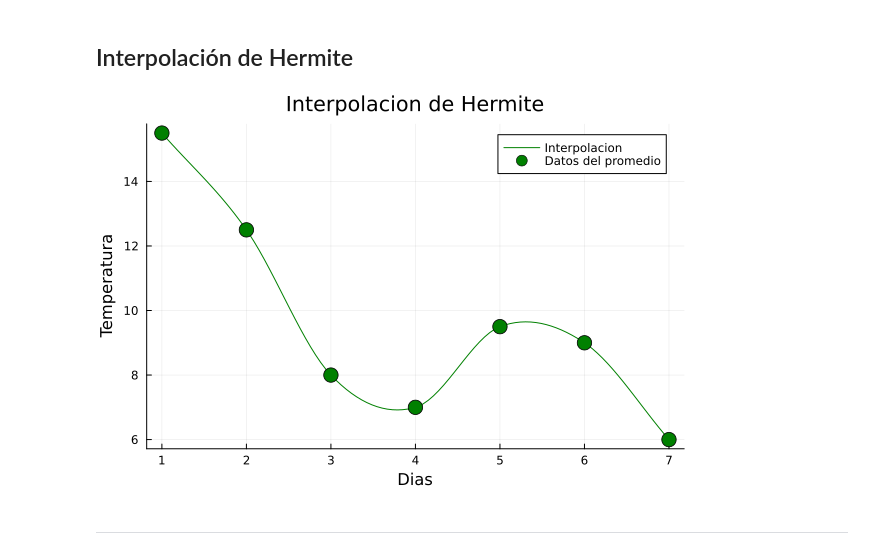
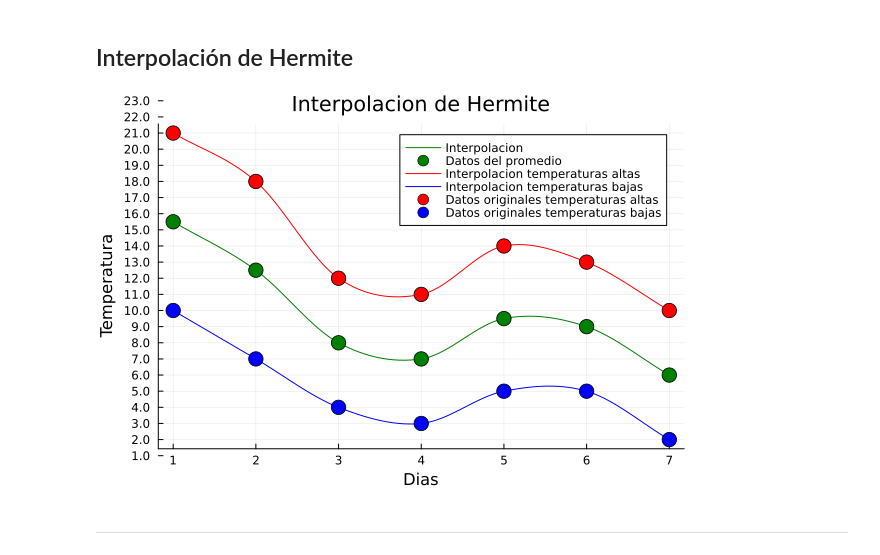
Before and after one commit to Maanuuuu/Colaboradores, a Jupyter notebook: Interpolaciones/Evaluacion_2.ipynb, the cells around one changed output. Saved outputs shown, nothing was run; the diff lists cells and outputs as text; code cells hidden in the pictures.

```diff
--- a/Interpolaciones/Evaluacion_2.ipynb
+++ b/Interpolaciones/Evaluacion_2.ipynb
@@ -210,34 +210,86 @@ end
 
 # Lista de temperaturas
 t_hot=[21.0,18.0,12.0,11.0,14.0,13.0,10.0]
 t_cold=[10.0,7.0,4.0,3.0,5.0,5.0,2.0]
 
 promedio = np.zeros(length(t_hot))
 
 for i in 1:length(t_hot)
     promedio[i]= (t_hot[i]+t_cold[i])/2
 end
 
 # Generar puntos correspondientes
 x = np.arange(1,length(promedio)+1)
 y = np.array(promedio)
 
 # Convertit x es un vector de tipo Float64 sí no lo es ya
 x = convert(Vector{Float64}, x)
 
 # Calcular derivadas
 dy = derivadas(x, y)
 
 # Puntos más finos para evaluación (las lineas)
 x_fine = np.linspace(x[1], x[end], 100)
 y_fine = interpolacion_hermite(x, y, dy, x_fine)
 
 
+#Temperaturas altas
+
+# Generar puntos correspondientes
+xh = np.arange(1,length(t_hot)+1)
+yh = np.array(t_hot)
+
+# Asegurarse de que x es un vector de tipo Float64
+xh = convert(Vector{Float64}, xh)
+
+# Calcular derivadas utilizando diferencias finitas
+dy_h = derivadas(xh, yh)
+
+# Puntos más finos para evaluación
+x_fine_h = np.linspace(xh[1], xh[end], 100)
+y_fine_h = interpolacion_hermite(xh, yh, dy_h, x_fine_h)
+
+######################################################
+
+#Temperaturas bajas
+
+# Generar puntos correspondientes
+xc = np.arange(1,length(t_cold)+1)
+yc = np.array(t_cold)
+
+# Asegurarse de que x es un vector de tipo Float64
+xc = convert(Vector{Float64}, xc)
+
+# Calcular derivadas utilizando diferencias finitas
+dy_c = derivadas(xc, yc)
+
+# Puntos más finos para evaluación
+x_fine_c = np.linspace(xc[1], xc[end], 100)
+y_fine_c = interpolacion_hermite(xc, yc, dy_c, x_fine_c)
+
 plot(x_fine, y_fine, label="Interpolacion",color=:green)
 scatter!(x, y, label="Datos del promedio", color=:green, marker=:circle, markersize=8)
 plot!(title = "Interpolacion de Hermite", xlabel = "Dias", ylabel = "Temperatura")
+
+plot!(x_fine_h, y_fine_h, label="Interpolacion temperaturas altas",color=:red)
+plot!(x_fine_c, y_fine_c, label="Interpolacion temperaturas bajas",color=:blue)
+scatter!(xh, yh, label="Datos originales temperaturas altas", color=:red, marker=:circle, markersize=8)
+scatter!(xc, yc, label="Datos originales temperaturas bajas", color=:blue, marker=:circle, markersize=8)
+plot!(title = "Interpolacion de Hermite", xlabel = "Dias", ylabel = "Temperatura")
+
+# Configurar los ticks del eje x
+yticks = (1:maximum(temperaturas), string.(1:maximum(temperaturas)))
+
+# Añadir los ticks personalizados al gráfico
+plot!(yticks=yticks)
+
+# Configurar los ticks del eje x
+xticks = (0:length(temperaturas), string.(0:length(temperaturas)))
+
+# Añadir los ticks personalizados al gráfico
+plot!(xticks=xticks)
 # %% [output]
-[figure, old version]
+[figure, new version]
 # %% [markdown]
 ---
 # %% [markdown]
```
